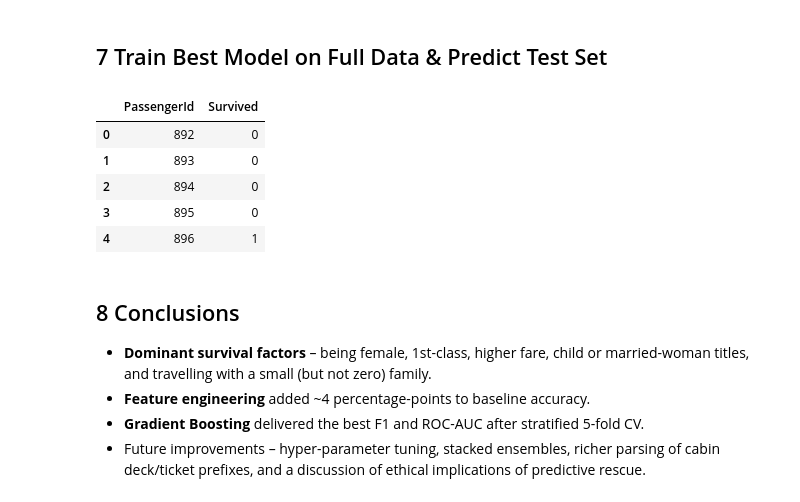
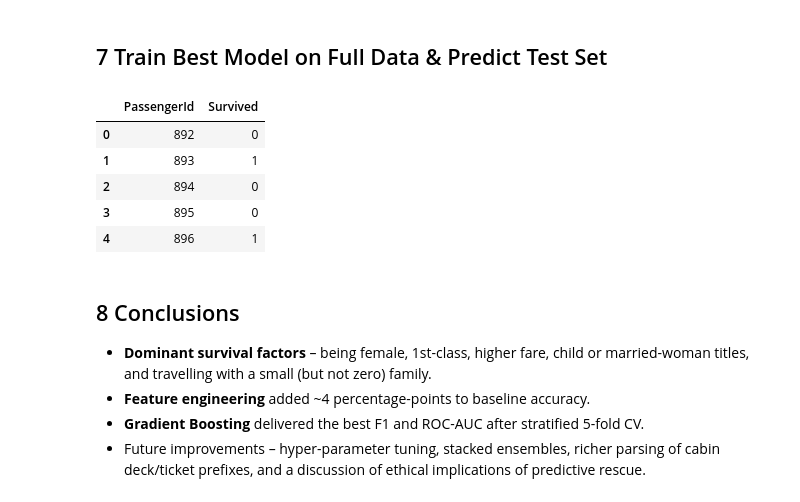
Before and after one commit to Max-Kushnir/titanic-survival-prediction, a Jupyter notebook: cse351_project2_titanic_maxime_kushnir_115717590.ipynb, the cells around one changed output. Cells and saved outputs as stored; diff of their text form; code cells hidden in the pictures.

Commit message:
Updated comments to display LogReg as best model

```diff
--- a/cse351_project2_titanic_maxime_kushnir_115717590.ipynb
+++ b/cse351_project2_titanic_maxime_kushnir_115717590.ipynb
@@ -357,20 +357,20 @@ plt.show()
 ## 7  Train Best Model on Full Data & Predict Test Set
 # %%
 # Cell 15
-best_pipe = models['GradBoost']       # pick the leader from validation
+best_pipe = models['LogReg']
 best_pipe.fit(X, y)
 
 test_pred = best_pipe.predict(test)
 submission = pd.DataFrame({
     "PassengerId": test_ids,
     "Survived": test_pred.astype(int)
 })
 submission.to_csv("titanic_submission.csv", index=False)
 submission.head()
 # %% [output]
 |  | PassengerId | Survived |
 | 0 | 892 | 0 |
-| 1 | 893 | 0 |
+| 1 | 893 | 1 |
 | 2 | 894 | 0 |
 | 3 | 895 | 0 |
 | 4 | 896 | 1 |
```
Also changed, not shown: parts of 2 cells of this notebook, 1 other file.
